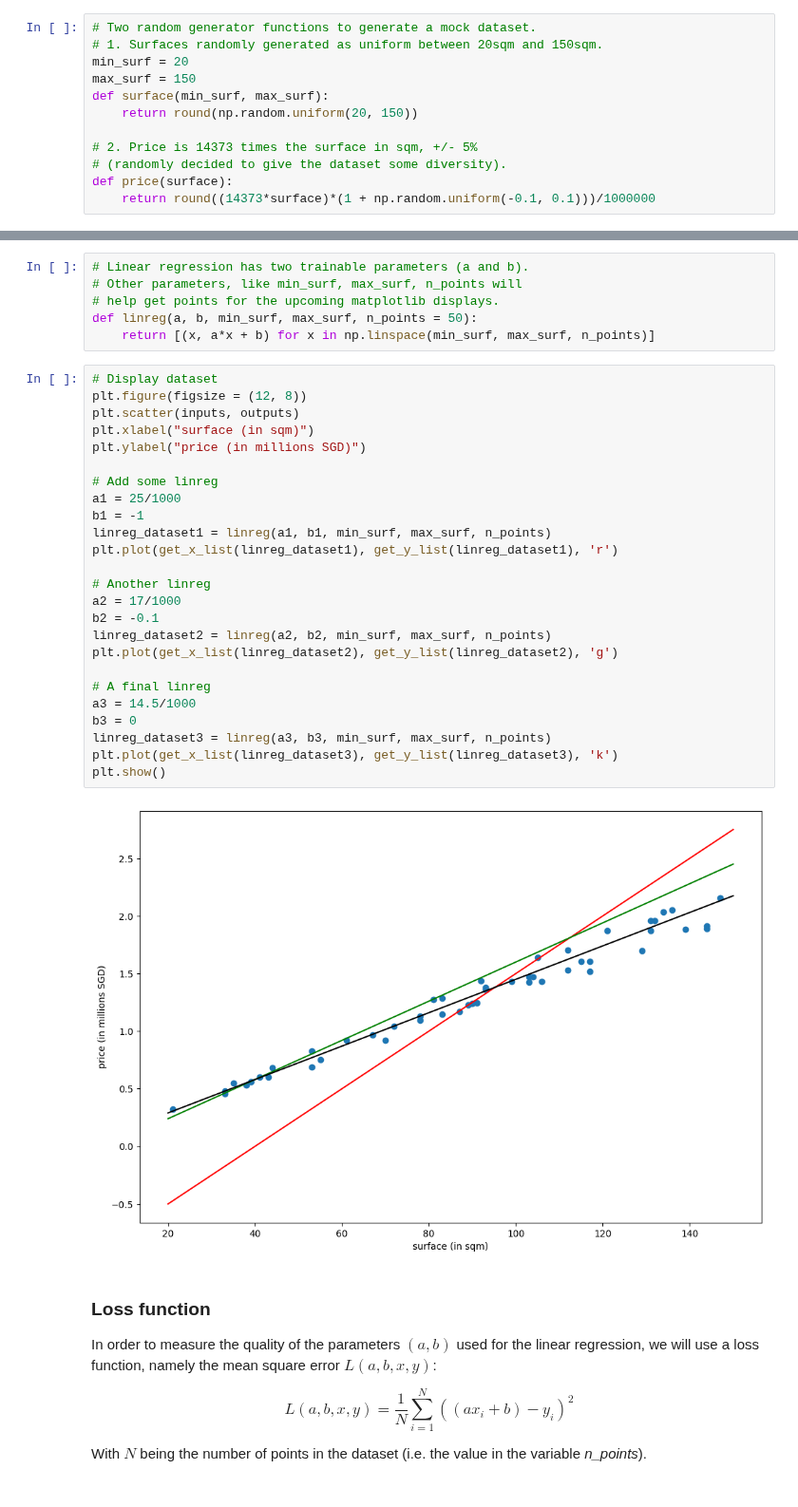
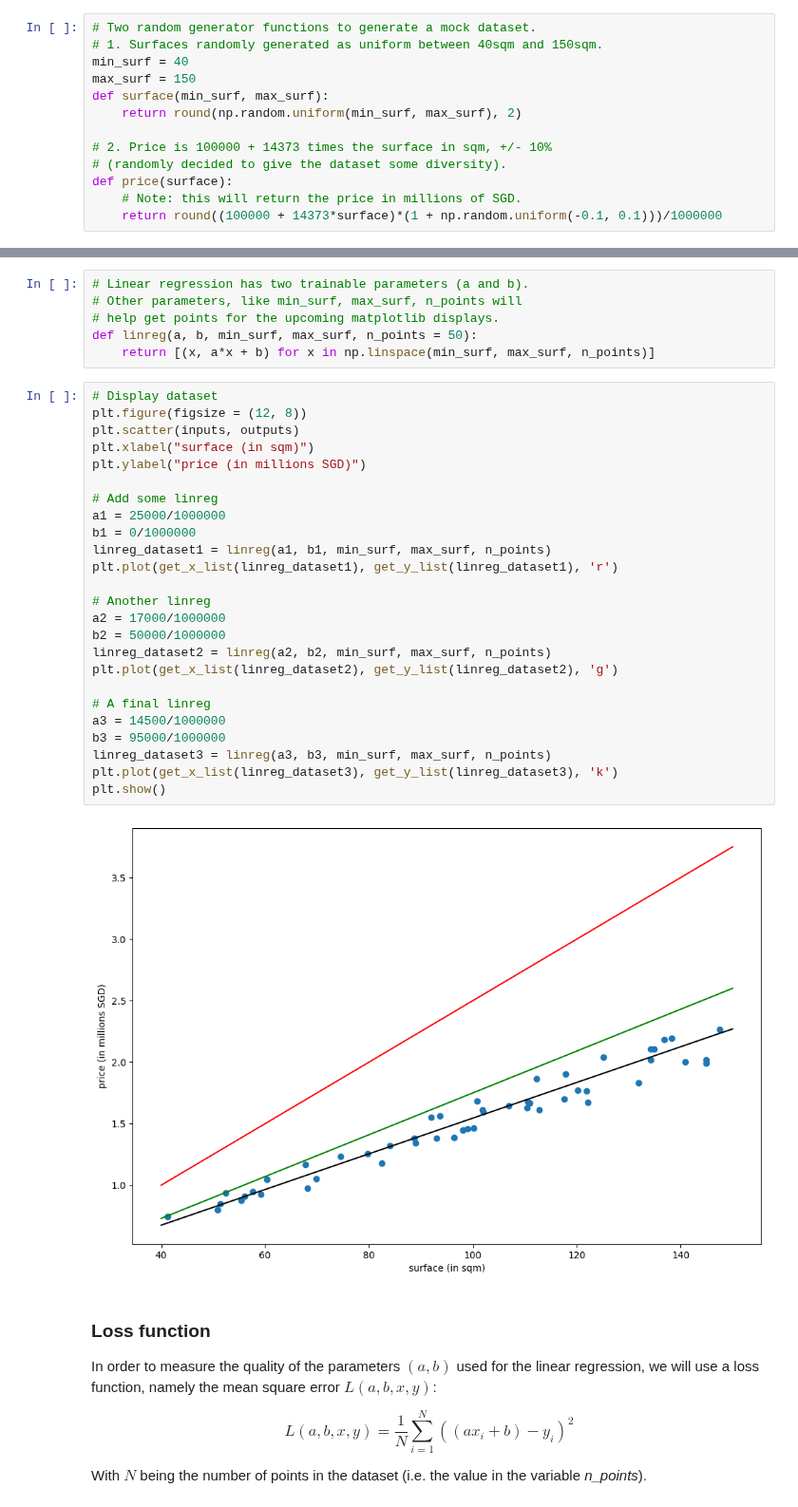
Before and after one commit to matthieudemari/SUTD_DL_50_039, a Jupyter notebook: W1/0. All/Code files/1. Solving a Simple Linear Regression Model Analytically with a Mock Dataset.ipynb, the cells around one changed output, grey strips where cells are left out. Shown at 95% size. Saved outputs shown, nothing was run; the diff lists cells and outputs as text.

```diff
--- a/W1/0. All/Code files/1. Solving a Simple Linear Regression Model Analytically with a Mock Dataset.ipynb
+++ b/W1/0. All/Code files/1. Solving a Simple Linear Regression Model Analytically with a Mock Dataset.ipynb
@@ -31,15 +31,16 @@ Eventually, we obtain two list of *n_points*:
 # %%
 # Two random generator functions to generate a mock dataset.
-# 1. Surfaces randomly generated as uniform between 20sqm and 150sqm.
-min_surf = 20
+# 1. Surfaces randomly generated as uniform between 40sqm and 150sqm.
+min_surf = 40
 max_surf = 150
 def surface(min_surf, max_surf):
-    return round(np.random.uniform(20, 150))
+    return round(np.random.uniform(min_surf, max_surf), 2)
 
-# 2. Price is 14373 times the surface in sqm, +/- 5%
+# 2. Price is 100000 + 14373 times the surface in sqm, +/- 10%
 # (randomly decided to give the dataset some diversity).
 def price(surface):
-    return round((14373*surface)*(1 + np.random.uniform(-0.1, 0.1)))/1000000
+    # Note: this will return the price in millions of SGD.
+    return round((100000 + 14373*surface)*(1 + np.random.uniform(-0.1, 0.1)))/1000000
 # %%
 # Two helper functions to split the dataset
 # in list of x and y values.
@@ -93,30 +94,30 @@ def linreg(a, b, min_surf, max_surf, n_points = 50):
 # %%
 # Display dataset
 plt.figure(figsize = (12, 8))
 plt.scatter(inputs, outputs)
 plt.xlabel("surface (in sqm)")
 plt.ylabel("price (in millions SGD)")
 
 # Add some linreg
-a1 = 25/1000
-b1 = -1
+a1 = 25000/1000000
+b1 = 0/1000000
 linreg_dataset1 = linreg(a1, b1, min_surf, max_surf, n_points)
 plt.plot(get_x_list(linreg_dataset1), get_y_list(linreg_dataset1), 'r')
 
 # Another linreg
-a2 = 17/1000
-b2 = -0.1
+a2 = 17000/1000000
+b2 = 50000/1000000
 linreg_dataset2 = linreg(a2, b2, min_surf, max_surf, n_points)
 plt.plot(get_x_list(linreg_dataset2), get_y_list(linreg_dataset2), 'g')
 
 # A final linreg
-a3 = 14.5/1000
-b3 = 0
+a3 = 14500/1000000
+b3 = 95000/1000000
 linreg_dataset3 = linreg(a3, b3, min_surf, max_surf, n_points)
 plt.plot(get_x_list(linreg_dataset3), get_y_list(linreg_dataset3), 'k')
 plt.show()
 # %% [output]
-[figure, old version]
+[figure, new version]
 # %% [markdown]
 ### Loss function
 
```
Also changed, not shown: parts of 12 cells of this notebook, 2 other files.
